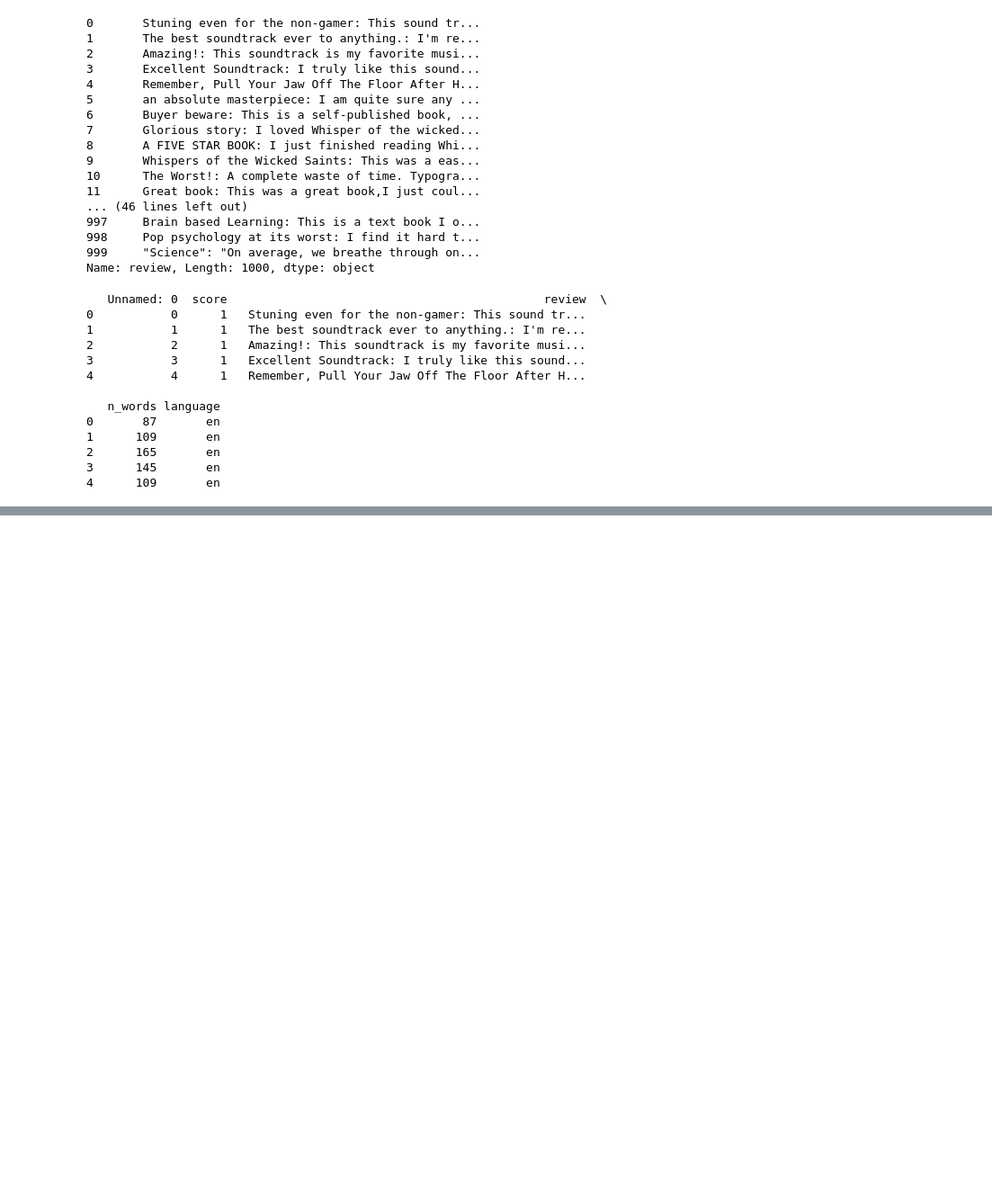
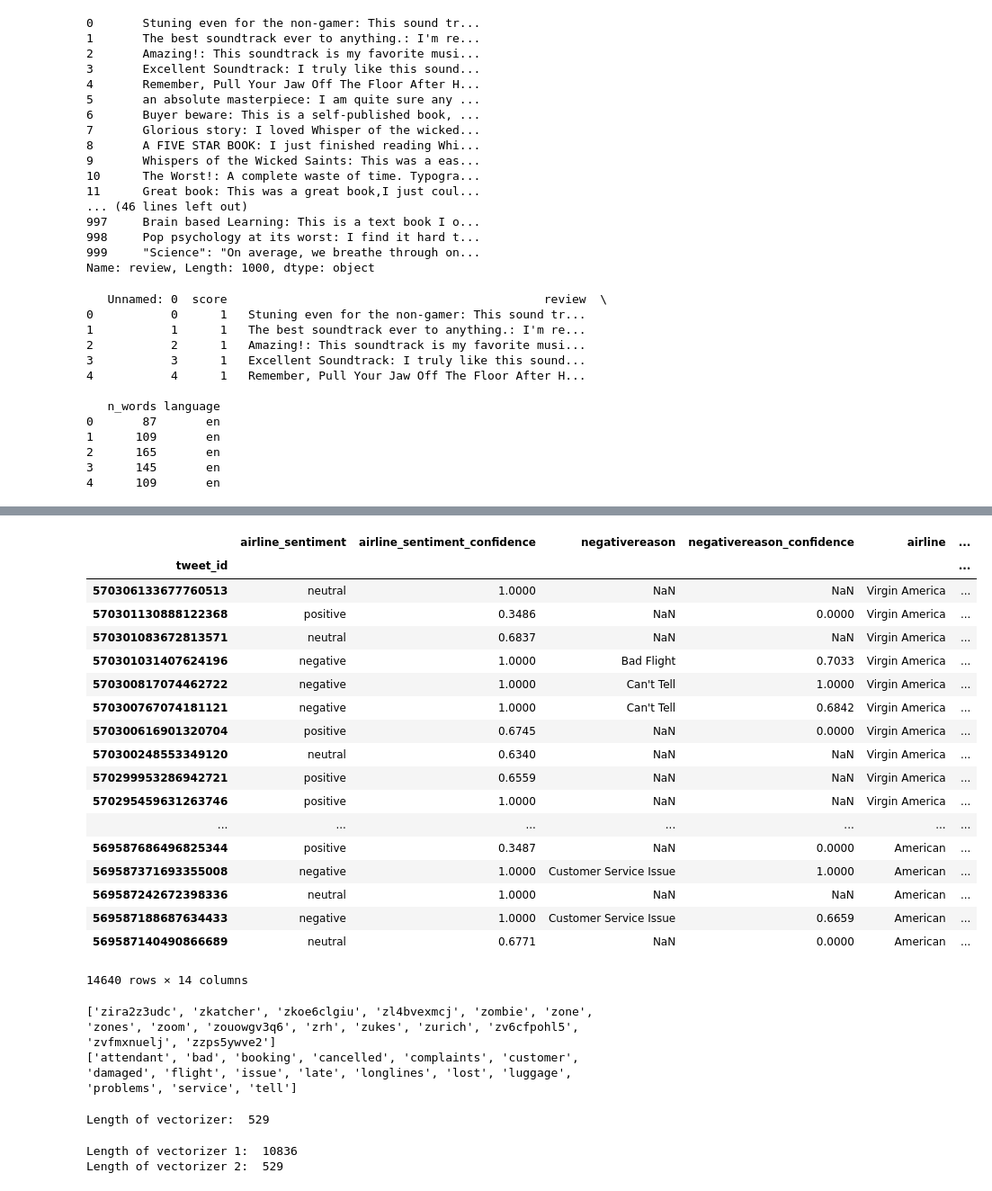
Before and after one commit to DavitGadyan/Machine-Learning-Workings, a Jupyter notebook: NLP-ML/Sentiment Analysis in Python.ipynb, the cells around one changed output, grey strips where cells are left out. Shown: that part at 90% size. Cells and saved outputs as stored; diff of their text form; code cells hidden in the pictures; blank space fills up the shorter version.

```diff
--- a/NLP-ML/Sentiment Analysis in Python.ipynb
+++ b/NLP-ML/Sentiment Analysis in Python.ipynb
@@ -643,0 +678,2 @@ print(reviews.head())
+# %%
+tweets = pd.read_csv(r'Tweets.csv',index_col=0)
@@ -643,0 +690,2 @@ print(reviews.head())
+# %%
+tweets = tweets[['airline_sentiment','text']]
@@ -643,0 +726,65 @@ print(reviews.head())
+# %%
+tweets
+# %% [output]
+|  | airline_sentiment | airline_sentiment_confidence | negativereason | negativereason_confidence | airline | ... |
+| tweet_id |  |  |  |  |  | ... |
+| 570306133677760513 | neutral | 1.0000 | NaN | NaN | Virgin America | ... |
+| 570301130888122368 | positive | 0.3486 | NaN | 0.0000 | Virgin America | ... |
+| 570301083672813571 | neutral | 0.6837 | NaN | NaN | Virgin America | ... |
+| 570301031407624196 | negative | 1.0000 | Bad Flight | 0.7033 | Virgin America | ... |
+| 570300817074462722 | negative | 1.0000 | Can't Tell | 1.0000 | Virgin America | ... |
+| 570300767074181121 | negative | 1.0000 | Can't Tell | 0.6842 | Virgin America | ... |
+| 570300616901320704 | positive | 0.6745 | NaN | 0.0000 | Virgin America | ... |
+| 570300248553349120 | neutral | 0.6340 | NaN | NaN | Virgin America | ... |
+| 570299953286942721 | positive | 0.6559 | NaN | NaN | Virgin America | ... |
+| 570295459631263746 | positive | 1.0000 | NaN | NaN | Virgin America | ... |
+| ... | ... | ... | ... | ... | ... | ... |
+| 569587686496825344 | positive | 0.3487 | NaN | 0.0000 | American | ... |
+| 569587371693355008 | negative | 1.0000 | Customer Service Issue | 1.0000 | American | ... |
+| 569587242672398336 | neutral | 1.0000 | NaN | NaN | American | ... |
+| 569587188687634433 | negative | 1.0000 | Customer Service Issue | 0.6659 | American | ... |
+| 569587140490866689 | neutral | 0.6771 | NaN | 0.0000 | American | ... |
+14640 rows × 14 columns
+# %%
+tweets = pd.read_csv(r'Tweets.csv',index_col=0)
+tweets.dropna(subset=['negativereason','text'],inplace=True)
+# Import the vectorizer and default English stop words list
+from sklearn.feature_extraction.text import CountVectorizer, ENGLISH_STOP_WORDS
+
+# Define the stop words
+my_stop_words = ENGLISH_STOP_WORDS.union(['airline', 'airlines', '@', 'am', 'pm'])
+
+# Build and fit the vectorizers
+vect1 = CountVectorizer(stop_words=my_stop_words)
+vect2 = CountVectorizer(stop_words=ENGLISH_STOP_WORDS)
+vect1.fit(tweets.text)
+vect2.fit(tweets.negativereason)
+
+# Print the last 15 features from the first, and all from second vectorizer
+print(vect1.get_feature_names()[-15:])
+print(vect2.get_feature_names())
+# %% [output]
+['zira2z3udc', 'zkatcher', 'zkoe6clgiu', 'zl4bvexmcj', 'zombie', 'zone', 'zones', 'zoom', 'zouowgv3q6', 'zrh', 'zukes', 'zurich', 'zv6cfpohl5', 'zvfmxnuelj', 'zzps5ywve2']
+['attendant', 'bad', 'booking', 'cancelled', 'complaints', 'customer', 'damaged', 'flight', 'issue', 'late', 'longlines', 'lost', 'luggage', 'problems', 'service', 'tell']
+# %%
+# Build and fit the vectorizer
+vect = CountVectorizer(token_pattern=r'\b[^\d\W][^\d\W]').fit(tweets.text)
+vect.transform(tweets.text)
+print('Length of vectorizer: ', len(vect.get_feature_names()))
+# %% [output]
+Length of vectorizer:  529
+# %%
+# Build the first vectorizer
+vect1 = CountVectorizer().fit(tweets.text)
+vect1.transform(tweets.text)
+
+# Build the second vectorizer
+vect2 = CountVectorizer(token_pattern=r'\b[^\d\W][^\d\W]').fit(tweets.text)
+vect2.transform(tweets.text)
+
+# Print out the length of each vectorizer
+print('Length of vectorizer 1: ', len(vect1.get_feature_names()))
+print('Length of vectorizer 2: ', len(vect2.get_feature_names()))
+# %% [output]
+Length of vectorizer 1:  10836
+Length of vectorizer 2:  529
```
Also changed, not shown: parts of 20 cells of this notebook.
